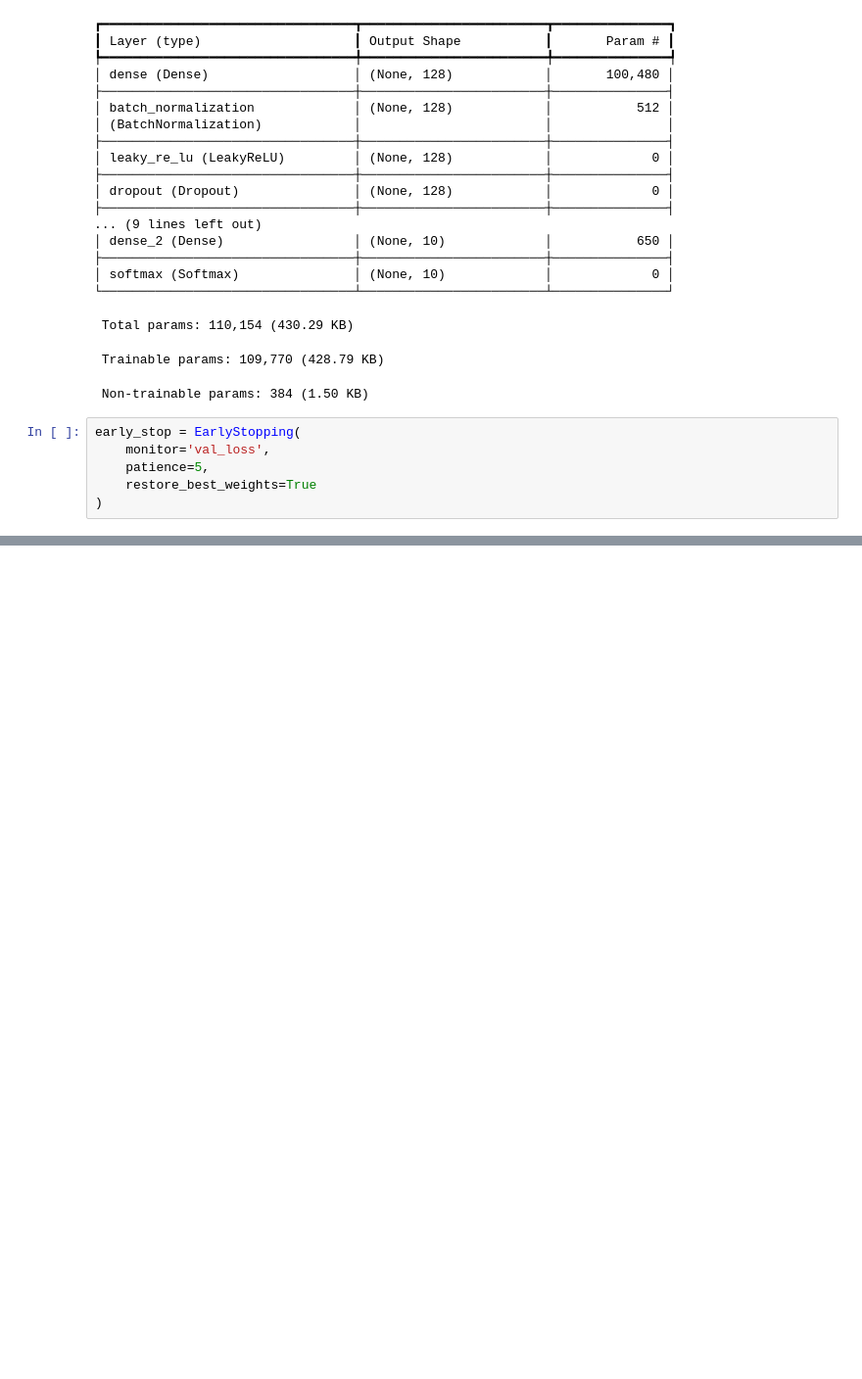
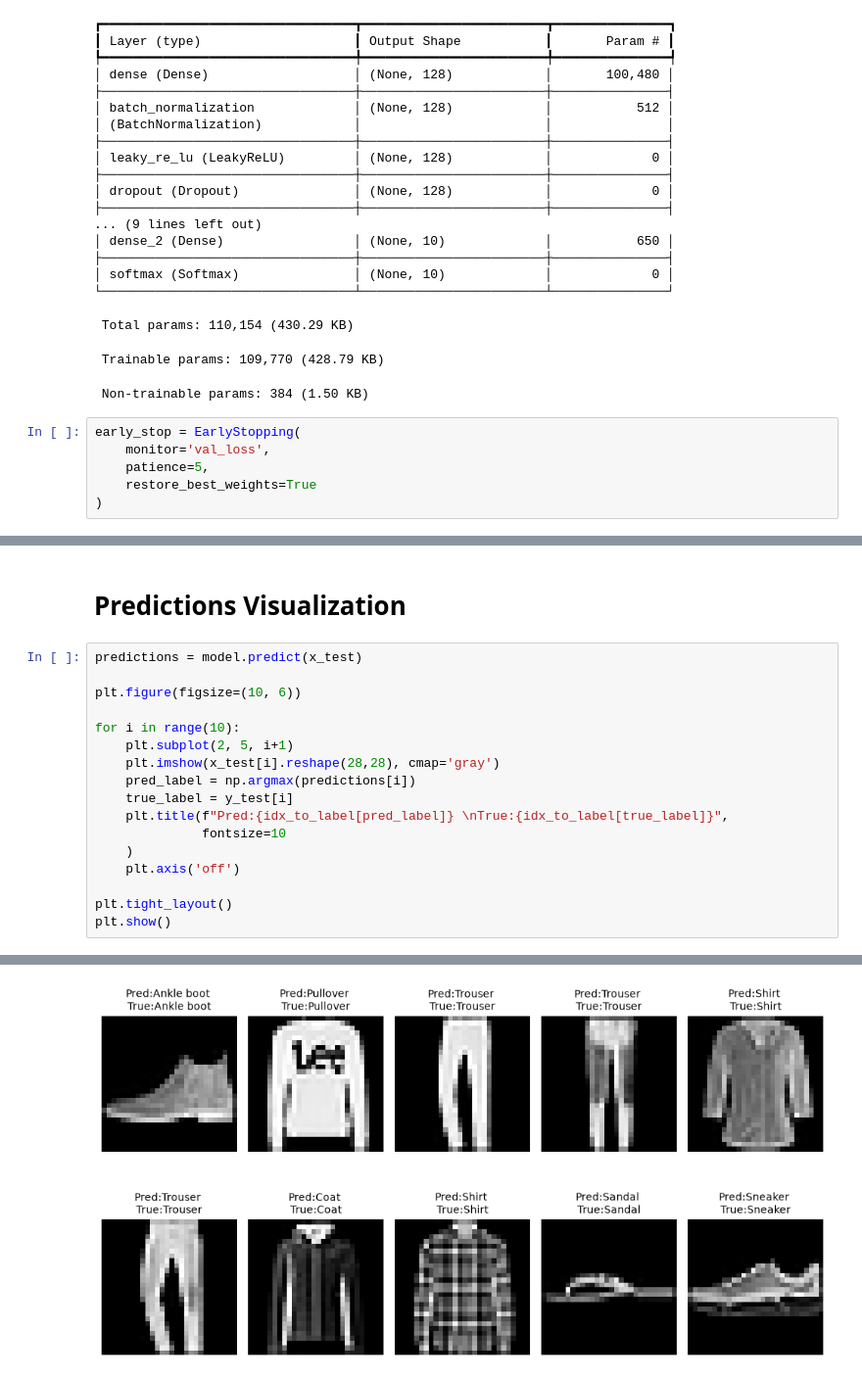
Before and after one commit to soumit02/Deep-Learning-Workspace, a Jupyter notebook: src/MNIST_Fashion_Dataset_ANN.ipynb, the cells around one changed output, grey strips where cells are left out. Shown at 98% size. Saved outputs shown, nothing was run; the diff lists cells and outputs as text; blank space fills up the shorter version.

```diff
--- a/src/MNIST_Fashion_Dataset_ANN.ipynb
+++ b/src/MNIST_Fashion_Dataset_ANN.ipynb
@@ -153,0 +204,20 @@ early_stop = EarlyStopping(
+# %% [markdown]
+# Predictions Visualization
+# %%
+predictions = model.predict(x_test)
+
+plt.figure(figsize=(10, 6))
+
+for i in range(10):
+    plt.subplot(2, 5, i+1)
+    plt.imshow(x_test[i].reshape(28,28), cmap='gray')
+    pred_label = np.argmax(predictions[i])
+    true_label = y_test[i]
+    plt.title(f"Pred:{idx_to_label[pred_label]} \nTrue:{idx_to_label[true_label]}",
+              fontsize=10
+    )
+    plt.axis('off')
+
+plt.tight_layout()
+plt.show()
+# %% [output]
@@ -153,0 +225 @@ early_stop = EarlyStopping(
+[figure, added]
```
Also changed, not shown: parts of 5 cells of this notebook.
